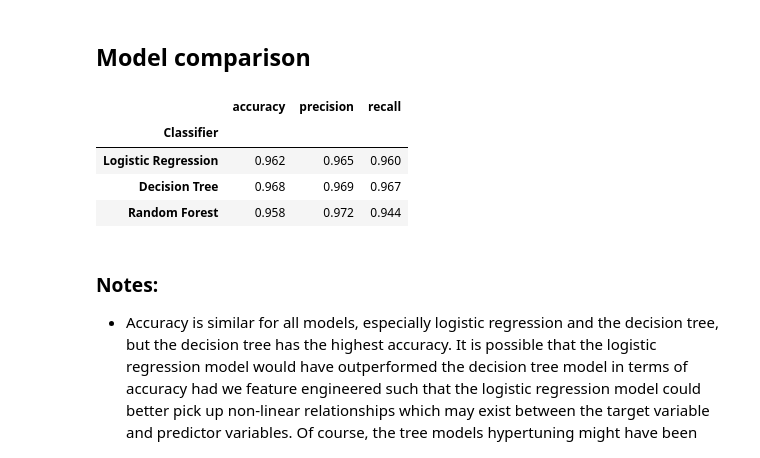
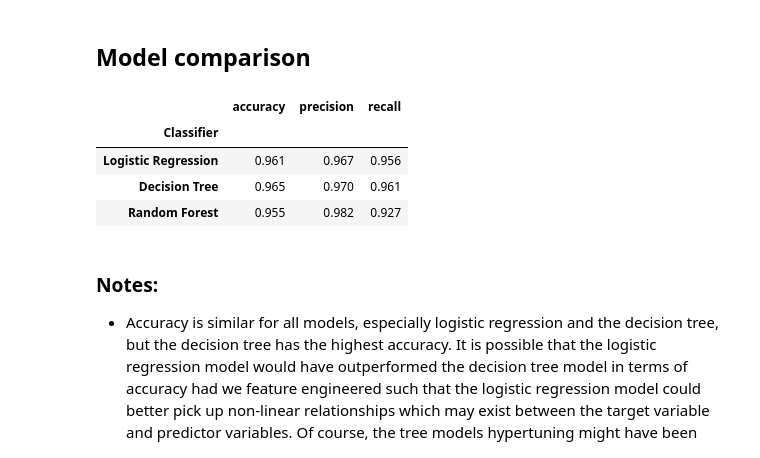
Before and after one commit to wlamnorman/League_of_legends_prediction, a Jupyter notebook: league_of_legends_pred.ipynb, the cells around one changed output. Drawn from its saved outputs; the diff is of its cells as text; code cells hidden in the pictures.

```diff
--- a/league_of_legends_pred.ipynb
+++ b/league_of_legends_pred.ipynb
@@ -151,36 +147,39 @@ tuned hyperparameters:  {'criterion': 'gini', 'max_depth': 3, 'n_estimators': 50
 # %%
 # initiate chosen classifiers
 lr = LogisticRegression(fit_intercept=False)
 dt = DecisionTreeClassifier(criterion='gini',max_depth=8, splitter='best')
 rf = RandomForestClassifier(n_estimators = 50, max_depth=3, criterion='gini')
 
 classifier_list = [
     (lr, "Logistic Regression ")
     ,(dt, "Decision Tree")
     ,(rf, "Random Forest")
             ]
+# split train into train and validation to keep test data held out until we have chosen a model, val is 16% of original
+X_train_2, X_validation, y_train_2, y_validation = train_test_split(X_train, y_train, test_size=0.2,
+                                                    shuffle=True, random_state=2)
 
 # get metrics for chosen classifiers
 scores = defaultdict(list)
 for i, (clf, name) in enumerate(classifier_list):
-    clf.fit(X_train, y_train)
-    y_prob = clf.predict_proba(X_test)
-    y_pred = clf.predict(X_test)
+    clf.fit(X_train_2, y_train_2)
+    y_prob = clf.predict_proba(X_validation)
+    y_pred = clf.predict(X_validation)
     scores["Classifier"].append(name)
 
     for metric in [accuracy_score, precision_score, recall_score]:
         score_name = metric.__name__.replace("_", " ").replace("score", "")
-        scores[score_name].append(metric(y_test, y_pred))
+        scores[score_name].append(metric(y_validation, y_pred))
 
     score_df = pd.DataFrame(scores).set_index("Classifier")
 
 score_df.round(decimals=3)
 # %% [output]
 |  | accuracy | precision | recall |
 | Classifier |  |  |  |
-| Logistic Regression | 0.962 | 0.965 | 0.960 |
-| Decision Tree | 0.968 | 0.969 | 0.967 |
-| Random Forest | 0.958 | 0.972 | 0.944 |
+| Logistic Regression | 0.961 | 0.967 | 0.956 |
+| Decision Tree | 0.965 | 0.970 | 0.961 |
+| Random Forest | 0.955 | 0.982 | 0.927 |
 # %% [markdown]
 ### Notes:
 - Accuracy is similar for all models, especially logistic regression and the decision tree, but the decision tree has the highest accuracy. It is possible that the logistic regression model would have outperformed the decision tree model in terms of accuracy had we feature engineered such that the logistic regression model could better pick up non-linear relationships which may exist between the target variable and predictor variables. Of course, the tree models hypertuning might have been subpar as well.
```
Also changed, not shown: parts of 29 cells of this notebook.
